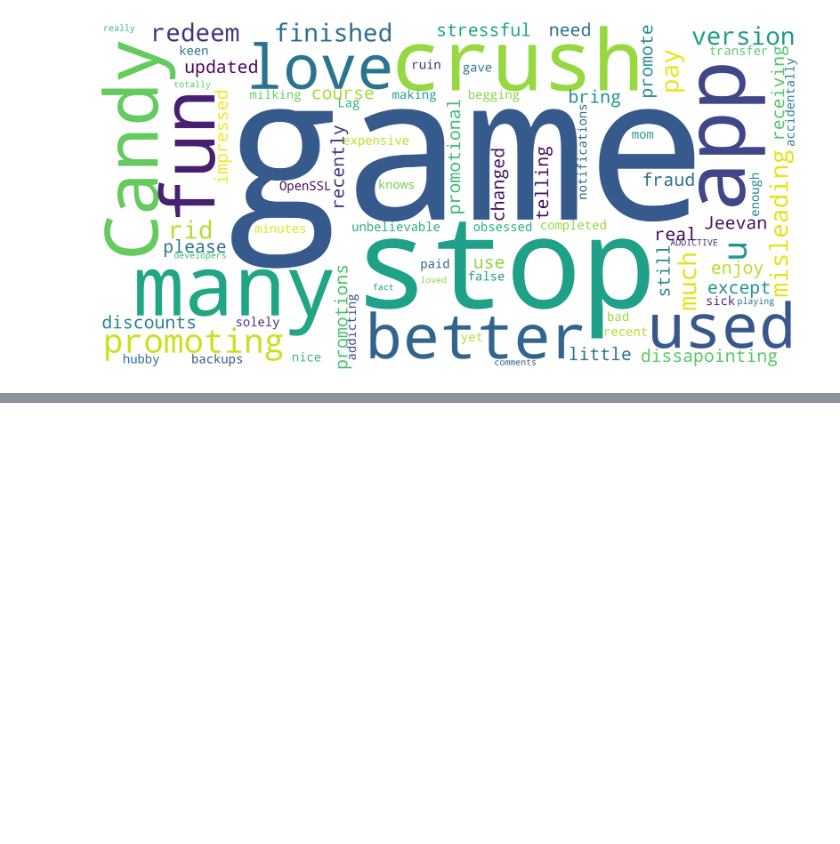
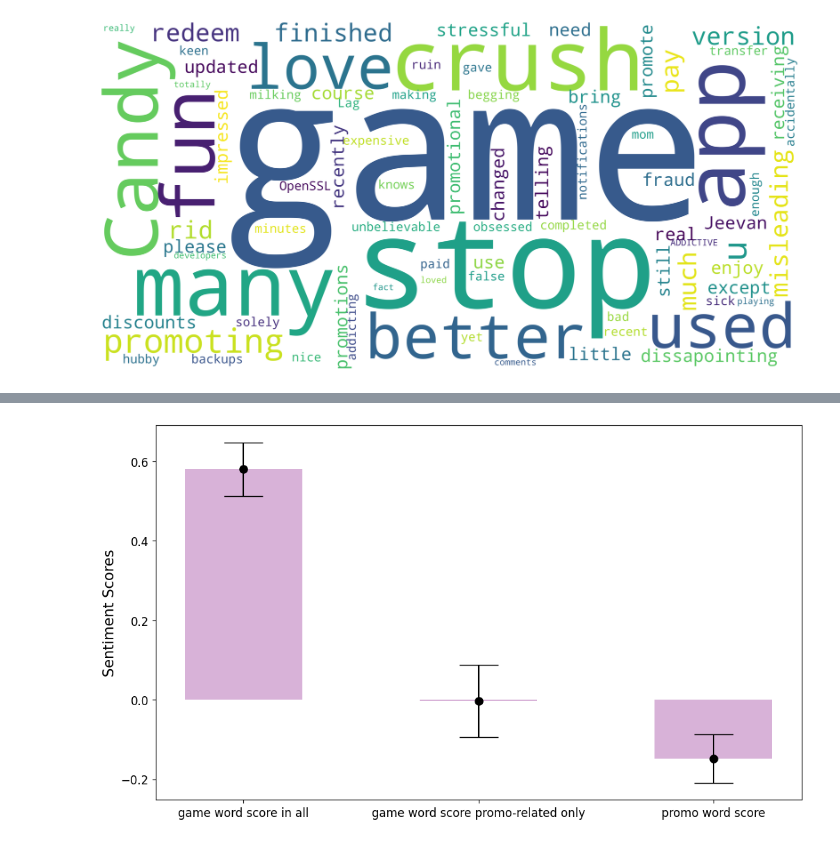
Before and after one commit to Augustzhang-yx/Capstone-abtest, a Jupyter notebook: Final Code.ipynb, the cells around one changed output, grey strips where cells are left out. Drawn from its saved outputs; the diff is of its cells as text; code cells hidden in the pictures; blank space fills up the shorter version.

```diff
--- a/Final Code.ipynb
+++ b/Final Code.ipynb
@@ -729,0 +820,3 @@ plt.show()
+# %%
+game_comment = pd.read_csv('/datasets/gdrive/comments_score.csv').content
+game_comment = game_comment.loc[game_comment.str.contains('game|gaming', flags = re.IGNORECASE, na = False)]
@@ -729,0 +928,29 @@ plt.show()
+# %%
+avg_promo_score = df_promo_comment.promotion_sentiment.mean()
+
+# Find out standard error
+all_ct = df_game_cmt.game_sentiment.count()
+promo_ct = df_game_comment.game_sentiment.count()
+promo_word_ct = df_promo_comment.promotion_sentiment.count()
+
+all_sd = df_game_cmt.game_sentiment.std()
+promo_sd = df_game_comment.game_sentiment.std()
+promo_word_sd = df_promo_comment.promotion_sentiment.std()
+
+all_se = all_sd / all_ct**0.5
+promo_se = promo_sd / promo_ct ** 0.5
+promo_word_se = promo_word_sd / promo_word_ct** 0.5
+
+plt.figure(figsize=(12,7))
+a = ["game word score in all","game word score promo-related only", 'promo word score']
+b = [avg_game_senti, avg_game_score_promo_only, avg_promo_score]
+plt.yticks(fontsize=12)
+plt.ylabel("Sentiment Scores",fontsize=15)
+plt.xticks( fontsize=12)
+plt.bar(a, b,color='purple',alpha=0.3, width=0.5)
+c = [1.96 * all_se, 1.96*promo_se, 1.96*promo_word_se]
+(_, caps, _) = plt.errorbar(a, b, yerr = c, color = "black",fmt = "o",markersize=8, capsize=20)
+for cap in caps:
+    cap.set_markeredgewidth(1)
+# %% [output]
+[figure, added]
```
Also changed, not shown: parts of 13 cells of this notebook.
